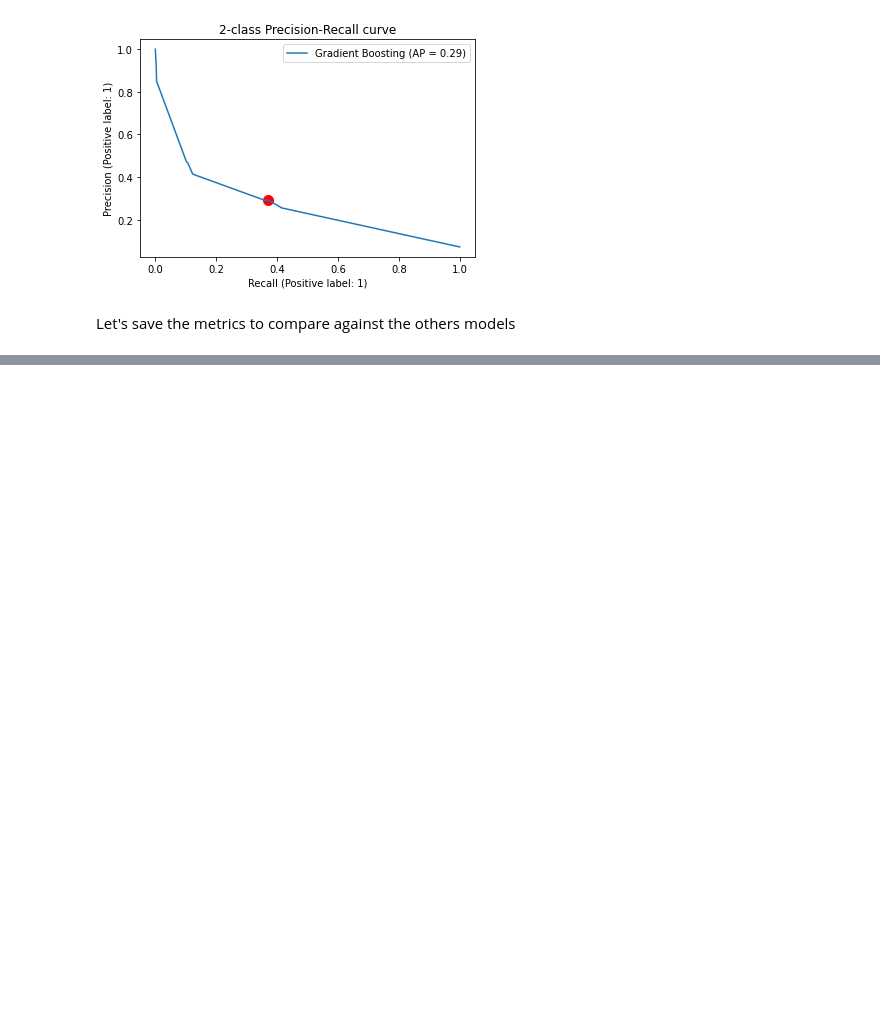
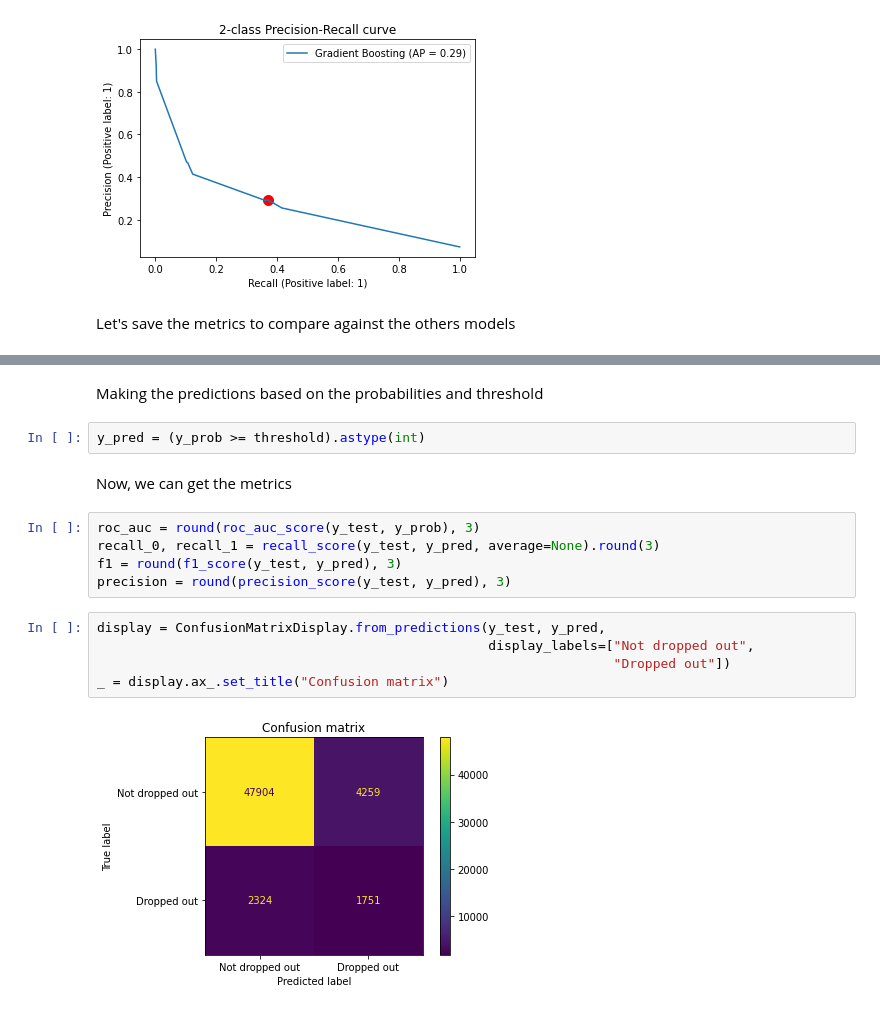
Before and after one commit to samirhinojosa/school-dropout-in-sogamoso, a Jupyter notebook: notebooks/school_dropout_model.ipynb, the cells around one changed output, grey strips where cells are left out. Saved outputs shown, nothing was run; the diff lists cells and outputs as text; blank space fills up the shorter version.

```diff
--- a/notebooks/school_dropout_model.ipynb
+++ b/notebooks/school_dropout_model.ipynb
@@ -1043,0 +1037,18 @@ roc_auc_score(y_test, imbpipeline_clf.predict(X_test))
+# %% [markdown]
+Making the predictions based on the probabilities and threshold
+# %%
+y_pred = (y_prob >= threshold).astype(int)
+# %% [markdown]
+Now, we can get the metrics
+# %%
+roc_auc = round(roc_auc_score(y_test, y_prob), 3)
+recall_0, recall_1 = recall_score(y_test, y_pred, average=None).round(3)
+f1 = round(f1_score(y_test, y_pred), 3)
+precision = round(precision_score(y_test, y_pred), 3)
+# %%
+display = ConfusionMatrixDisplay.from_predictions(y_test, y_pred,
+                                                  display_labels=["Not dropped out",
+                                                                  "Dropped out"])
+_ = display.ax_.set_title("Confusion matrix")
+# %% [output]
+[figure, added]
```
Also changed, not shown: parts of 148 cells of this notebook.
